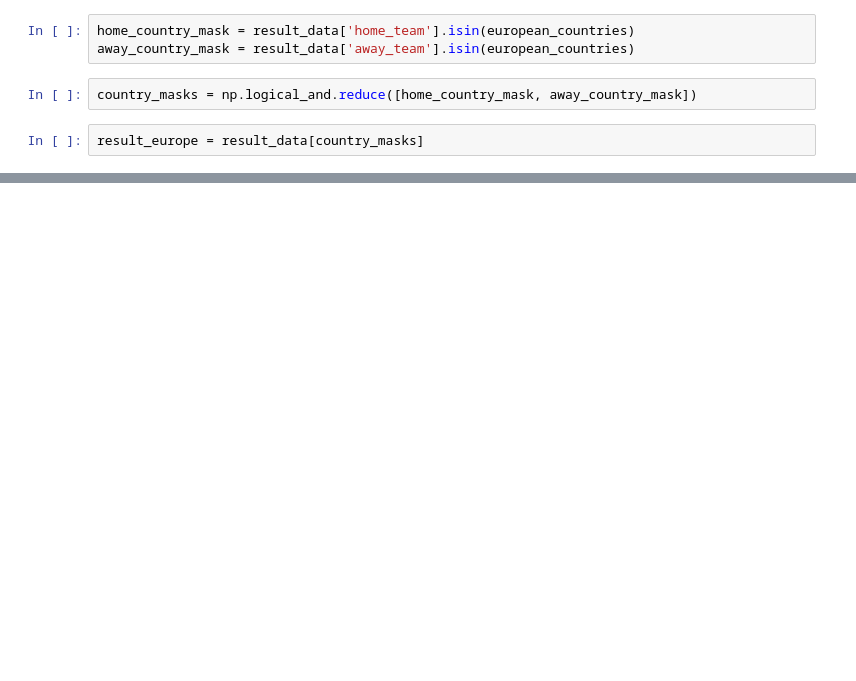
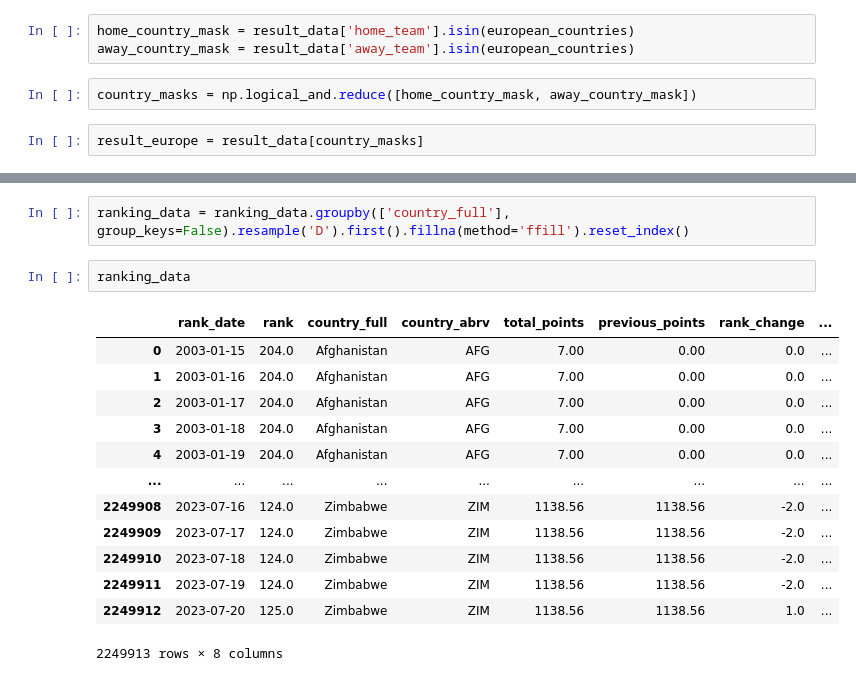
Before and after one commit to Tomteafrance/Euro2024_predictor, a Jupyter notebook: EDA.ipynb, the cells around one changed output, grey strips where cells are left out. Cells and saved outputs as stored; diff of their text form; blank space fills up the shorter version.

```diff
--- a/EDA.ipynb
+++ b/EDA.ipynb
@@ -84,0 +176,18 @@ result_europe
+# %%
+ranking_data = ranking_data.groupby(['country_full'], group_keys=False).resample('D').first().fillna(method='ffill').reset_index()
+# %%
+ranking_data
+# %% [output]
+|  | rank_date | rank | country_full | country_abrv | total_points | previous_points | rank_change | ... |
+| 0 | 2003-01-15 | 204.0 | Afghanistan | AFG | 7.00 | 0.00 | 0.0 | ... |
+| 1 | 2003-01-16 | 204.0 | Afghanistan | AFG | 7.00 | 0.00 | 0.0 | ... |
+| 2 | 2003-01-17 | 204.0 | Afghanistan | AFG | 7.00 | 0.00 | 0.0 | ... |
+| 3 | 2003-01-18 | 204.0 | Afghanistan | AFG | 7.00 | 0.00 | 0.0 | ... |
+| 4 | 2003-01-19 | 204.0 | Afghanistan | AFG | 7.00 | 0.00 | 0.0 | ... |
+| ... | ... | ... | ... | ... | ... | ... | ... | ... |
+| 2249908 | 2023-07-16 | 124.0 | Zimbabwe | ZIM | 1138.56 | 1138.56 | -2.0 | ... |
+| 2249909 | 2023-07-17 | 124.0 | Zimbabwe | ZIM | 1138.56 | 1138.56 | -2.0 | ... |
+| 2249910 | 2023-07-18 | 124.0 | Zimbabwe | ZIM | 1138.56 | 1138.56 | -2.0 | ... |
+| 2249911 | 2023-07-19 | 124.0 | Zimbabwe | ZIM | 1138.56 | 1138.56 | -2.0 | ... |
+| 2249912 | 2023-07-20 | 125.0 | Zimbabwe | ZIM | 1138.56 | 1138.56 | 1.0 | ... |
+2249913 rows × 8 columns
```
Also changed, not shown: parts of 39 cells of this notebook.
